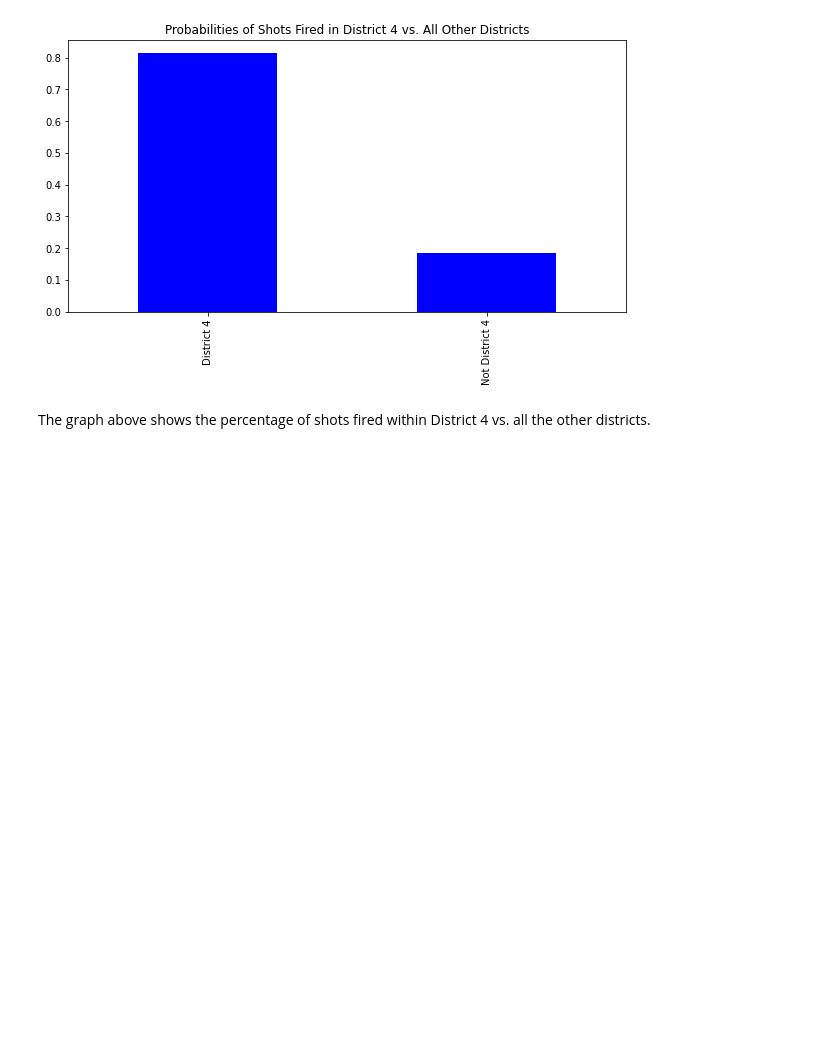
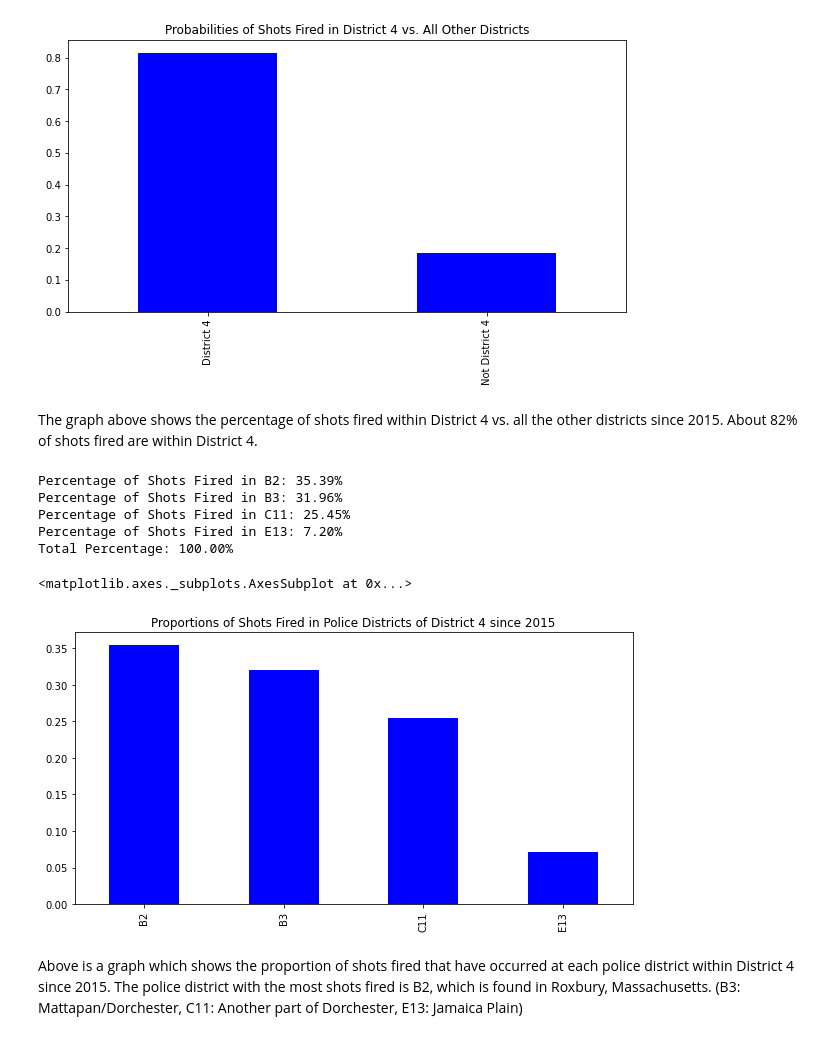
Before and after one commit to BU-Spark/ds-councilor-worrell-gun-violence, a Jupyter notebook: spring23-team-4/deliverables/gun_violence_PatW.ipynb, the cells around one changed output. Saved outputs shown, nothing was run; the diff lists cells and outputs as text; code cells hidden in the pictures; blank space fills up the shorter version.

```diff
--- a/spring23-team-4/deliverables/gun_violence_PatW.ipynb
+++ b/spring23-team-4/deliverables/gun_violence_PatW.ipynb
@@ -97,4 +142,25 @@ Total Percentage: 100.00
 <matplotlib.axes._subplots.AxesSubplot at 0x...>
 [figure]
 # %% [markdown]
-The graph above shows the percentage of shots fired within District 4 vs. all the other districts.
+The graph above shows the percentage of shots fired within District 4 vs. all the other districts since 2015. About 82% of shots fired are within District 4.
+# %%
+sfd4_df = shotsfired_df.copy()
+sfd4_df['district'] = sfd4_df['district'].str.replace(other, 'Not District 4')
+sfd4_df.drop(sfd4_df[sfd4_df['district'] == 'Not District 4'].index, inplace=True)
+probabilities_sfd4 = sfd4_df['district'].value_counts(normalize=True)
+print('Percentage of Shots Fired in B2: %.2f' % (probabilities_sfd4[0]*100)+'%')
+print('Percentage of Shots Fired in B3: %.2f' % (probabilities_sfd4[1]*100)+'%')
+print('Percentage of Shots Fired in C11: %.2f' % (probabilities_sfd4[2]*100)+'%')
+print('Percentage of Shots Fired in E13: %.2f' % (probabilities_sfd4[3]*100)+'%')
+print('Total Percentage: %.2f' % ((probabilities_sfd4[0] + probabilities_sfd4[1] + probabilities_sfd4[2] + probabilities_sfd4[3])*100)+'%')
+probabilities_sfd4.plot(kind='bar', figsize=(10,5), color='blue', title='Proportions of Shots Fired in Police Districts of District 4 since 2015')
+# %% [output]
+Percentage of Shots Fired in B2: 35.39%
+Percentage of Shots Fired in B3: 31.96%
+Percentage of Shots Fired in C11: 25.45%
+Percentage of Shots Fired in E13: 7.20%
+Total Percentage: 100.00%
+<matplotlib.axes._subplots.AxesSubplot at 0x...>
+[figure, added]
+# %% [markdown]
+Above is a graph which shows the proportion of shots fired that have occurred at each police district within District 4 since 2015. The police district with the most shots fired is B2, which is found in Roxbury, Massachusetts. (B3: Mattapan/Dorchester, C11: Another part of Dorchester, E13: Jamaica Plain)
```
Also changed, not shown: parts of 9 cells of this notebook.
